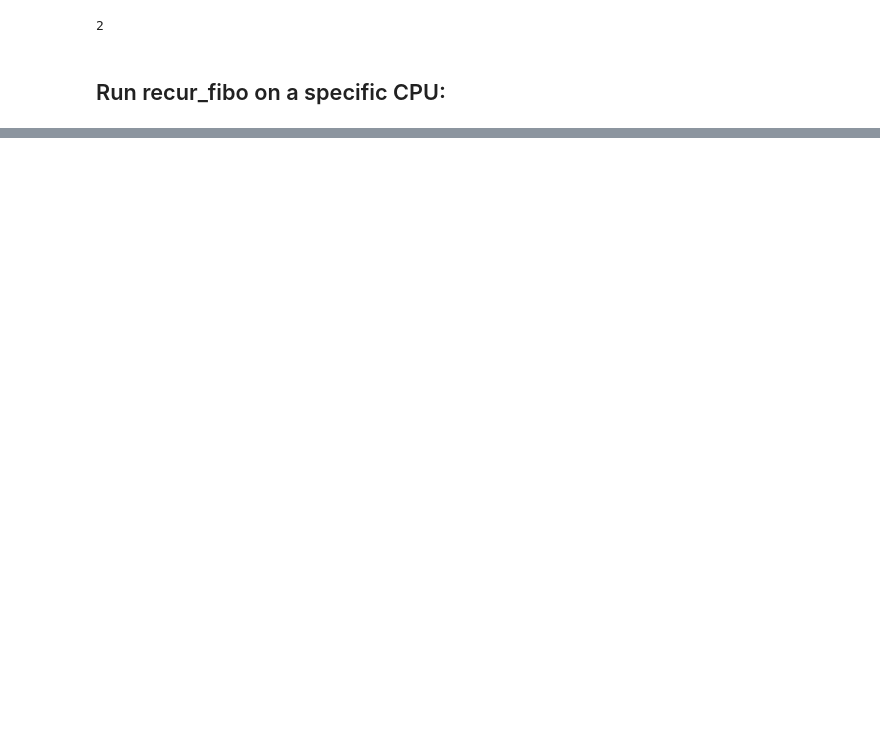
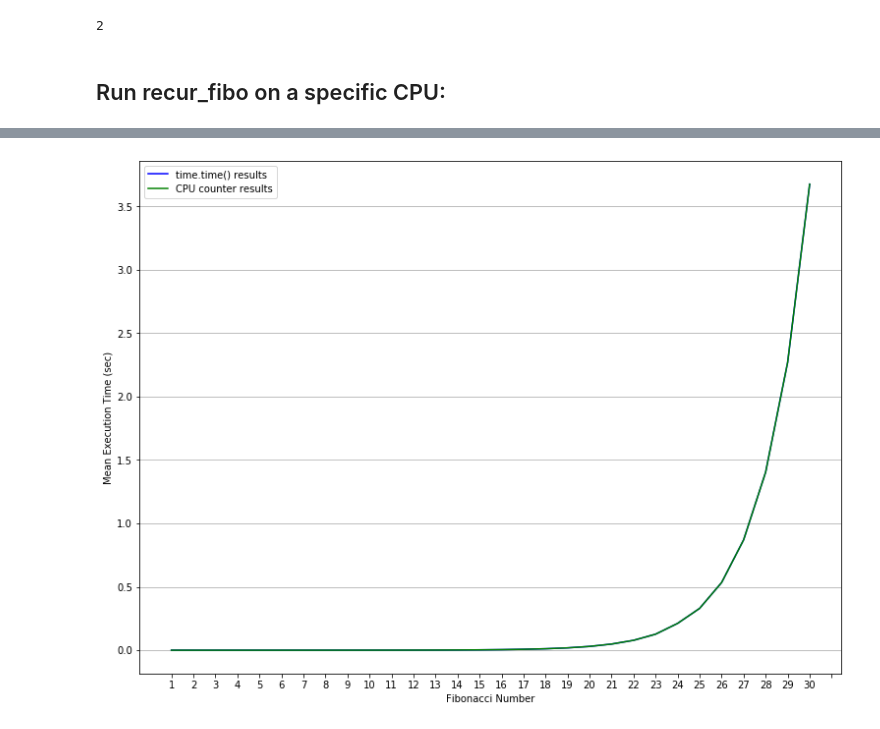
Before and after one commit to ramucsd/WES237A, a Jupyter notebook: Assignment3DraftRM.ipynb, the cells around one changed output, grey strips where cells are left out. Drawn from its saved outputs; the diff is of its cells as text; code cells hidden in the pictures; blank space fills up the shorter version.

```diff
--- a/Assignment3DraftRM.ipynb
+++ b/Assignment3DraftRM.ipynb
@@ -82,0 +123,15 @@ Calculated time based on CPU Frequency: 3.7230961553846154 sec
+# %%
+n_max = 30
+n_trials = 10
+CPU = 1
+data = Queue()
+
+RAW_TIME_DATA, TIME_DATA = 0, 3
+RAW_CLOCK_DATA, CLOCK_DATA = 1, 4
+RAW_CLOCK_TIME_DATA, CLOCK_TIME_DATA = 2, 5
+
+#NOTE: This must be named p_fib in order to set the CPU affinity correctly
+p_fib = Process(target=process, args=(n_max,n_trials,CPU,data))
+p_fib.start()
+p_fib.join()
+data = data.get()
@@ -82,0 +156,11 @@ Calculated time based on CPU Frequency: 3.7230961553846154 sec
+# %%
+plt.figure(1, [12.8,9.6])
+plt.plot(data[TIME_DATA]['mean'],'-b',label = 'time.time() results')
+plt.plot(data[CLOCK_TIME_DATA]['mean'], '-g', label = 'CPU counter results')
+plt.xlabel('Fibonacci Number')
+plt.ylabel('Mean Execution Time (sec)')
+plt.xticks(np.arange(0,n_max+1),np.arange(1,n_max+1))
+plt.legend();
+plt.grid(axis = 'y')
+# %% [output]
+[figure, added]
```
Also changed, not shown: parts of 10 cells of this notebook.
